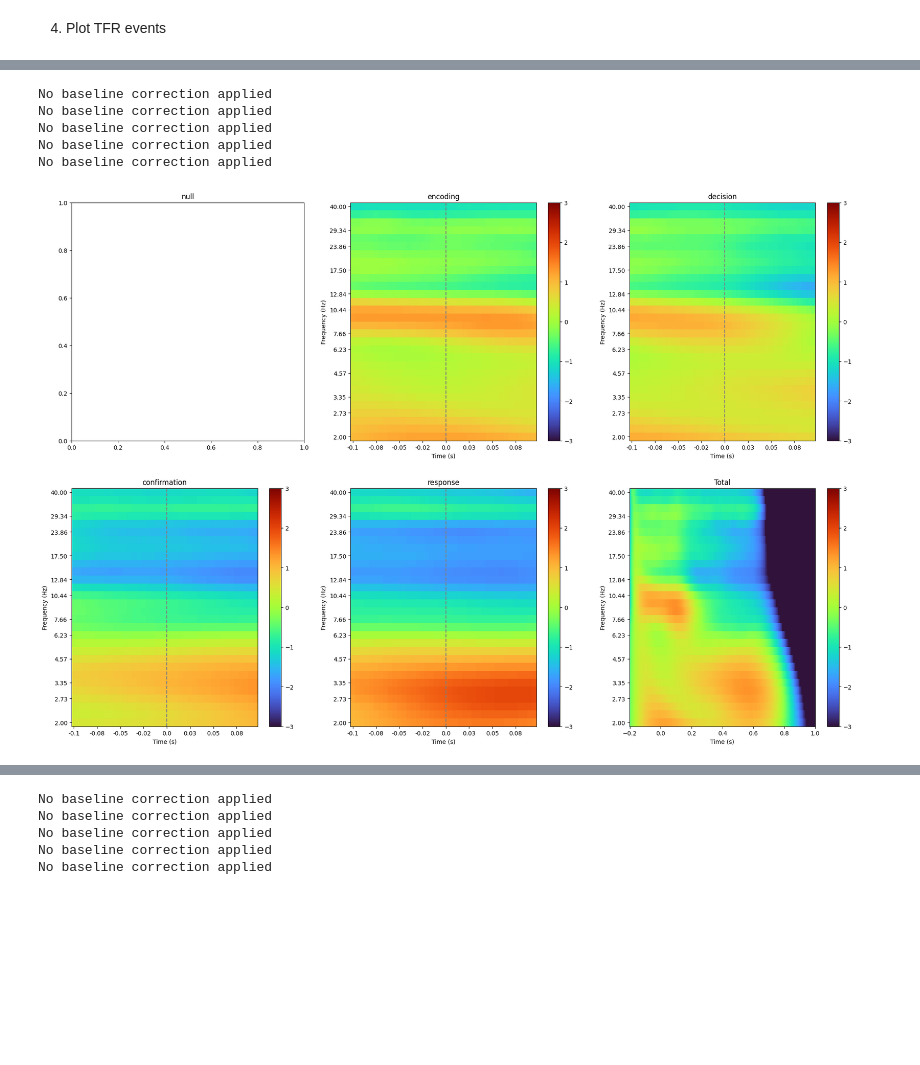
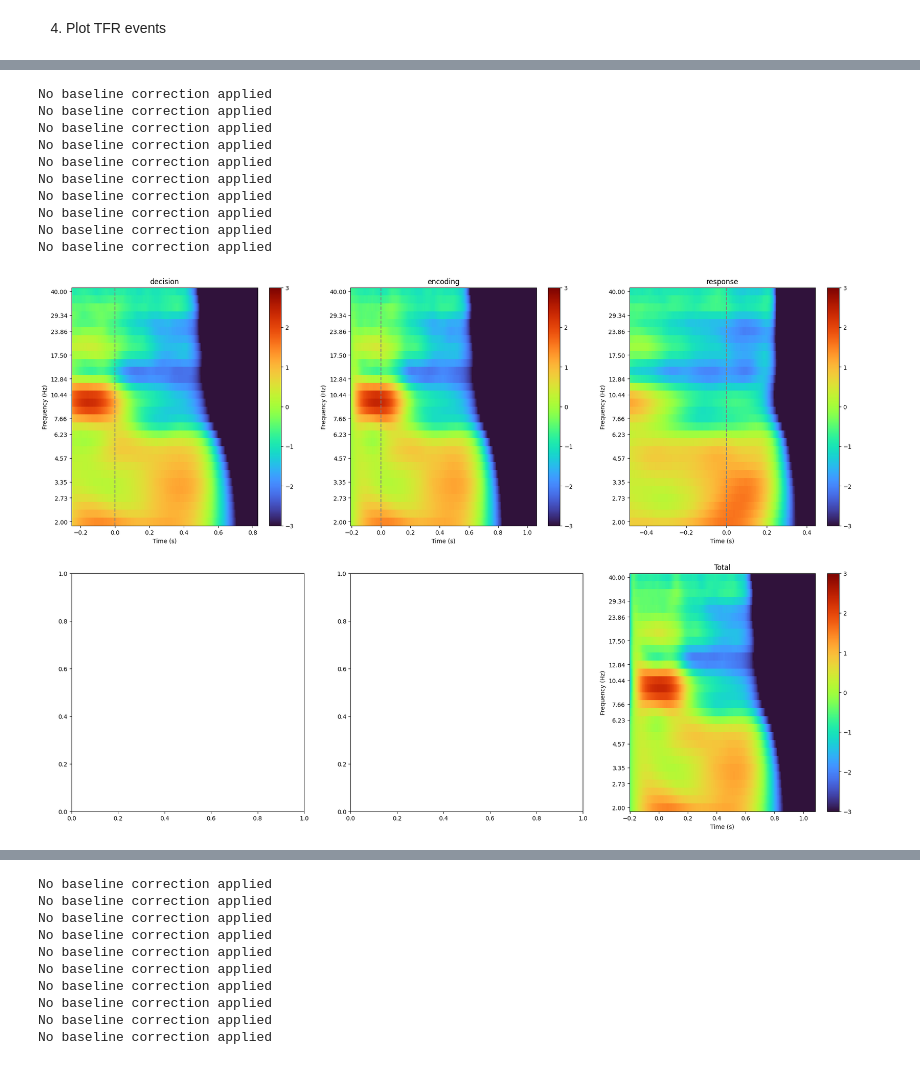
Before and after one commit to ArianVT/HMP-TFR, a Jupyter notebook: HMP-TFR.ipynb, the cells around one changed output, grey strips where cells are left out. Saved outputs shown, nothing was run; the diff lists cells and outputs as text; code cells hidden in the pictures; blank space fills up the shorter version.

Commit message:
Changed TFR pipeline to adaptive x_axis

```diff
--- a/HMP-TFR.ipynb
+++ b/HMP-TFR.ipynb
@@ -47,7 +36,7 @@ Reading c:\Users\arian\Documents\Msc Artificial Intelligence\Thesis\Model\Van Ti
 # %%
 #parameters
 ds_name = "labelled_data_200hz.nc"      #file name for the dataset
-condition = "accuracy"                     #condition
+condition = "speed"                     #condition
 force = "high"                          #force
 info_fname = "S1_epo.fif"
 
@@ -64,9 +53,9 @@ probs = ds.probabilities.values.reshape(-1, probs_shape[2], probs_shape[3])
 #create eeg array
 eeg_shape = ds.data.values.shape
 eeg = ds.data.values.reshape(-1, eeg_shape[2], eeg_shape[3])
+
 #info object
 info = mne.io.read_info(f"data/{info_fname}")
-
 old_info = info.copy()
 
 info = mne.create_info(
@@ -87,8 +76,8 @@ del ds #delete dataset to save memory
 2. Preparing epochs
 # %%
 #parameters
-n_trials = 200                               #n_trials for the TFR
-batch_size = 200                                #batch size for the processing of the TFRs
+n_trials = 10000                                #n_trials for the TFR
+batch_size = 500                                #batch size for the processing of the TFRs
 
 #filter valid trials
 valid_trials = ~np.isnan(eeg[:, :, 0]).any(axis=1)
@@ -98,20 +87,16 @@ if n_valid_trials < n_trials:
     print(f"There are not enough valid trials to complete your request, we changed the number of trials to {n_valid_trials}")
 
 #prepare epochs
-eeg_batches = []
+batches = []
 
 for batch in range(math.ceil(n_trials/batch_size)):
     lower = batch*batch_size
     upper = batch*batch_size+min(batch_size, n_trials-batch_size*batch)
-    eeg_batches.append(eeg[valid_trials][lower:upper, :, :])
-
-del eeg #delete eeg data to save memory
-
-probs = probs[valid_trials][:n_trials, :, :]
+    batches.append((eeg[valid_trials][lower:upper, :, :], probs[valid_trials][lower:upper, :, :]))
 
 #create epochs
 epochs_batches = []
 
-for batch in eeg_batches:
-    epochs_batches.append(mne.EpochsArray(np.nan_to_num(batch, nan=0.0), info, tmin=-0.2))
+for eeg_batch, probs_batch in batches:
+    epochs_batches.append((mne.EpochsArray(np.nan_to_num(eeg_batch, nan=0.0), info, tmin=-0.2), probs_batch))
 # %% [output]
@@ -126,7 +124,7 @@ No baseline correction applied
 n_jobs = 1                                                              #parallel processes
 baseline = (None, -0.15)                                                #TFR baseline
 steps = 30                                                              #n_steps within the frequency interval
-save = False                                                            #True if TFR are saved to .hdf5 files
+save = True                                                             #True if TFR are saved to .hdf5 files
 
 low_freq = 2                                                            #lower bound frequency interval
 high_freq = 40                                                          #higher bound frequency interval
@@ -134,10 +132,14 @@ high_freq = 40                                                          #higher
 low_cycle = 3                                                           #lower bound n_cycle interval
 high_cycle = 8                                                          #higher bound n_cycle interval
 
-t_left = 40                                                             #n_samples before the event onset
-t_right = 40                                                            #n_samples after the event onset
+log = False                                                             #will output the proces if true
 
-log = True                                                              #will output the proces if true
+labels = ['null', 'encoding', 'decision', 'confirmation', 'response']
 
 freqs = list(np.logspace(np.log10(low_freq), np.log10(high_freq), steps))
 n_cycles = list(np.logspace(np.log10(low_cycle), np.log10(high_cycle), steps))
+
+if save:
+    directory_name = f"output/{ds_name} {condition} n_trials={n_trials} baseline={baseline} steps={steps} {datetime.today().strftime('%Y-%m-%d')}"
+    if not os.path.exists(directory_name):
+        os.mkdir(directory_name)
@@ -261,19 +251,19 @@ No baseline correction applied
 # %%
 #parameters
-channels = ['all']                                                              #channels to be plotted
-labels = ['null', 'encoding', 'decision', 'confirmation', 'response']           #event labels
-z_axis = (-3, 3)                                                                #power
-x_axis = (-0.2, 1)                                                              #frequency (Hz)
+channels = ['all']                                                                          #channels to be plotted                                                                          #power
+x_axis = 'adaptive'                                                                        #frequency (Hz)
 
-AvT.plot_tfrs(tfr, tfr_events, channels, labels, x_axis)
-
-labels = ['encoding', 'decision', 'confirmation', 'response', 'null']           #event labels
-
-AvT.plot_itcs(itc, itc_events, channels, labels)
+AvT.plot_events(tfr, tfr_events, channels, instance='tfr', x_axis=x_axis)
+AvT.plot_events(itc, itc_events, channels, instance='itc', x_axis=x_axis)
 # %% [output]
 No baseline correction applied
 No baseline correction applied
 No baseline correction applied
 No baseline correction applied
 No baseline correction applied
+No baseline correction applied
+No baseline correction applied
+No baseline correction applied
+No baseline correction applied
+No baseline correction applied
-[figure, old version]
+[figure, new version]
@@ -282,3 +273,8 @@ No baseline correction applied
 No baseline correction applied
 No baseline correction applied
 No baseline correction applied
+No baseline correction applied
+No baseline correction applied
+No baseline correction applied
+No baseline correction applied
+No baseline correction applied
```
Also changed, not shown: parts of 14 cells of this notebook, 1 other file.
